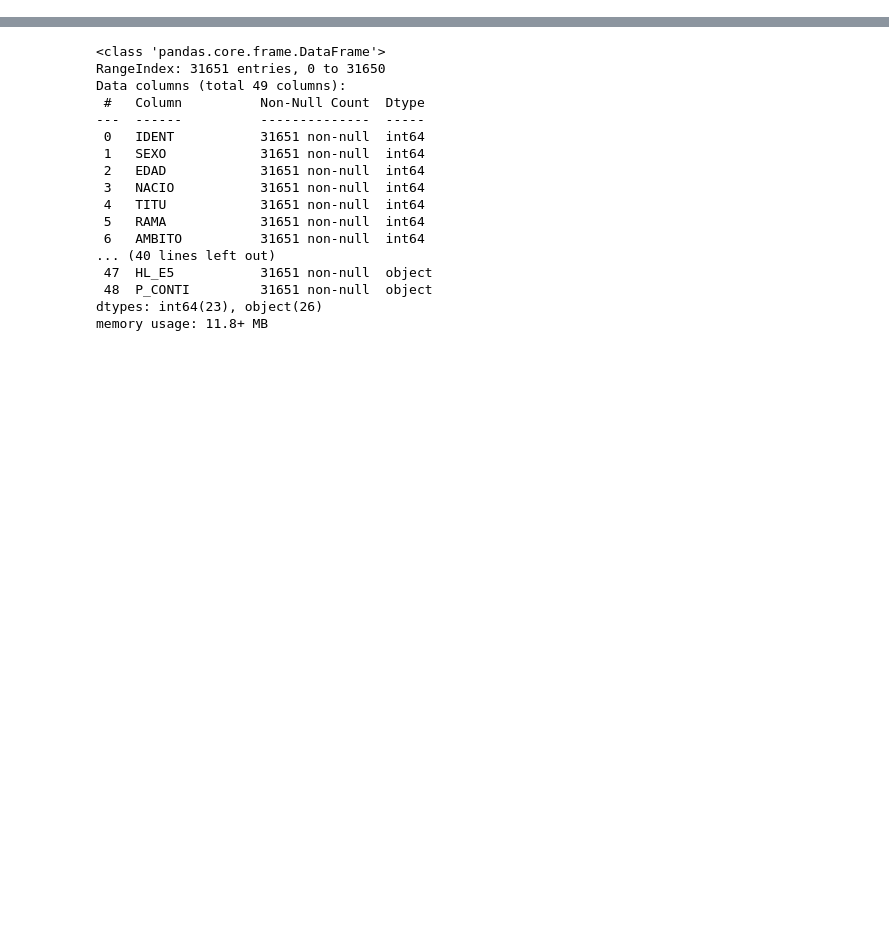
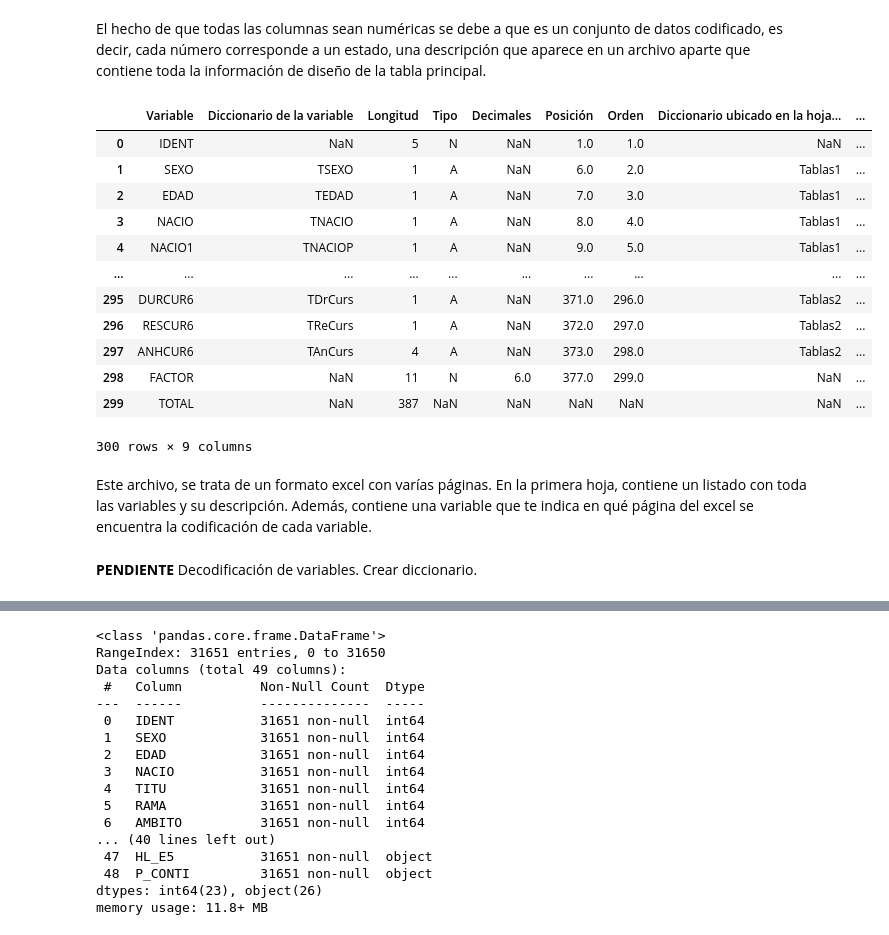
Before and after one commit to BeatrizGD/Students-Employability-Exploratory-Data-Analysis, a Jupyter notebook: src/main.ipynb, the cells around one changed output, grey strips where cells are left out. Cells and saved outputs as stored; diff of their text form; code cells hidden in the pictures; blank space fills up the shorter version.

Commit message:
Primeros pasos: carga y visualización datos, limpieza y modificaciones

```diff
--- a/src/main.ipynb
+++ b/src/main.ipynb
@@ -52,0 +132,25 @@ estudiantes
+# %% [markdown]
+El hecho de que todas las columnas sean numéricas se debe a que es un conjunto de datos codificado, es decir, cada número corresponde a un estado, una descripción que aparece en un archivo aparte que contiene toda la información de diseño de la tabla principal.
+# %%
+# Cargamos el diseño del conjunto de datos que contiene la información de las columnas codificadas
+
+cod = pd.read_excel("data/dr_EILU_2019.xlsx",header=1,usecols = 'A:I') # O eliminar las col unnamed
+cod
+# %% [output]
+|  | Variable | Diccionario de la variable | Longitud | Tipo | Decimales | Posición | Orden | Diccionario ubicado en la hoja… | ... |
+| 0 | IDENT | NaN | 5 | N | NaN | 1.0 | 1.0 | NaN | ... |
+| 1 | SEXO | TSEXO | 1 | A | NaN | 6.0 | 2.0 | Tablas1 | ... |
+| 2 | EDAD | TEDAD | 1 | A | NaN | 7.0 | 3.0 | Tablas1 | ... |
+| 3 | NACIO | TNACIO | 1 | A | NaN | 8.0 | 4.0 | Tablas1 | ... |
+| 4 | NACIO1 | TNACIOP | 1 | A | NaN | 9.0 | 5.0 | Tablas1 | ... |
+| ... | ... | ... | ... | ... | ... | ... | ... | ... | ... |
+| 295 | DURCUR6 | TDrCurs | 1 | A | NaN | 371.0 | 296.0 | Tablas2 | ... |
+| 296 | RESCUR6 | TReCurs | 1 | A | NaN | 372.0 | 297.0 | Tablas2 | ... |
+| 297 | ANHCUR6 | TAnCurs | 4 | A | NaN | 373.0 | 298.0 | Tablas2 | ... |
+| 298 | FACTOR | NaN | 11 | N | 6.0 | 377.0 | 299.0 | NaN | ... |
+| 299 | TOTAL | NaN | 387 | NaN | NaN | NaN | NaN | NaN | ... |
+300 rows × 9 columns
+# %% [markdown]
+Este archivo, se trata de un formato excel con varías páginas. En la primera hoja, contiene un listado con toda las variables y su descripción. Además, contiene una variable que te indica en qué página del excel se encuentra la codificación de cada variable.
+# %% [markdown]
+**PENDIENTE** Decodificación de variables. Crear diccionario.
```
Also changed, not shown: parts of 36 cells of this notebook.
